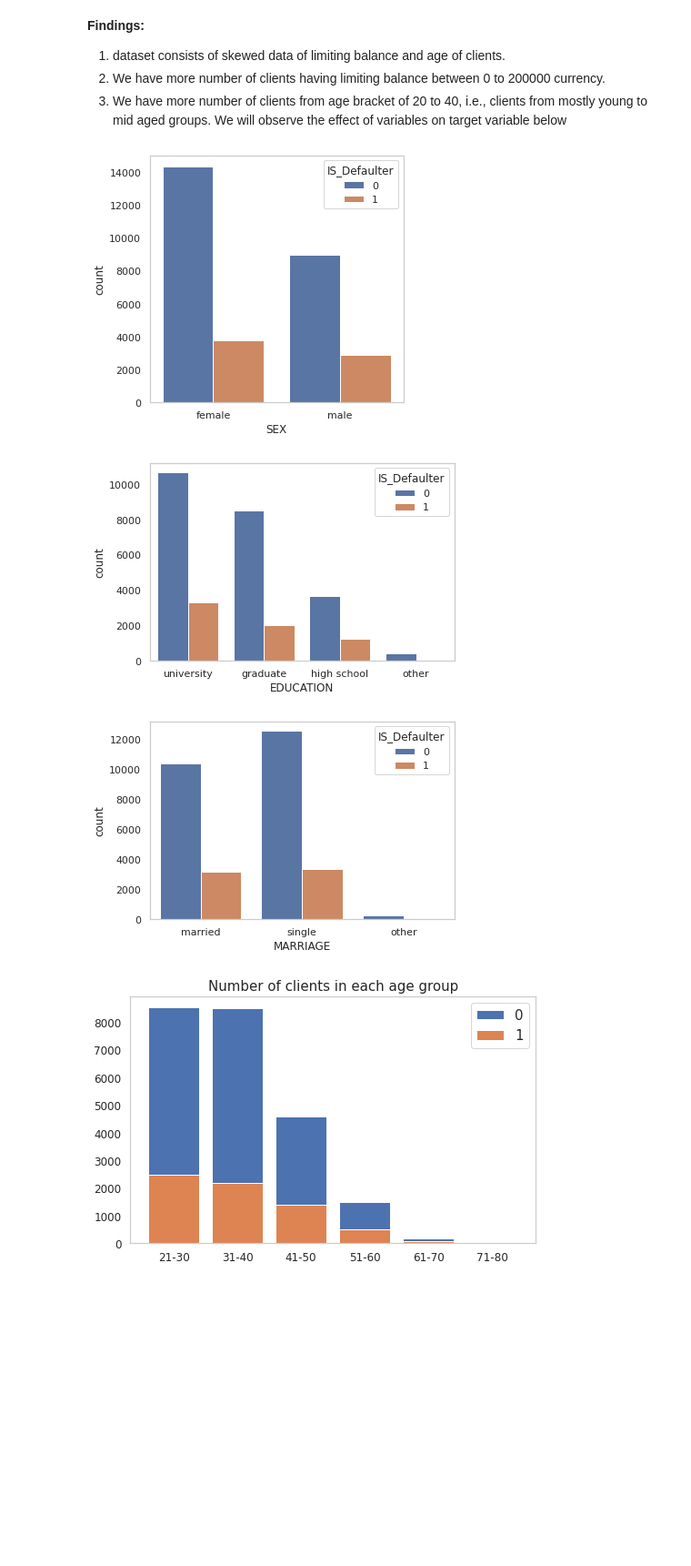
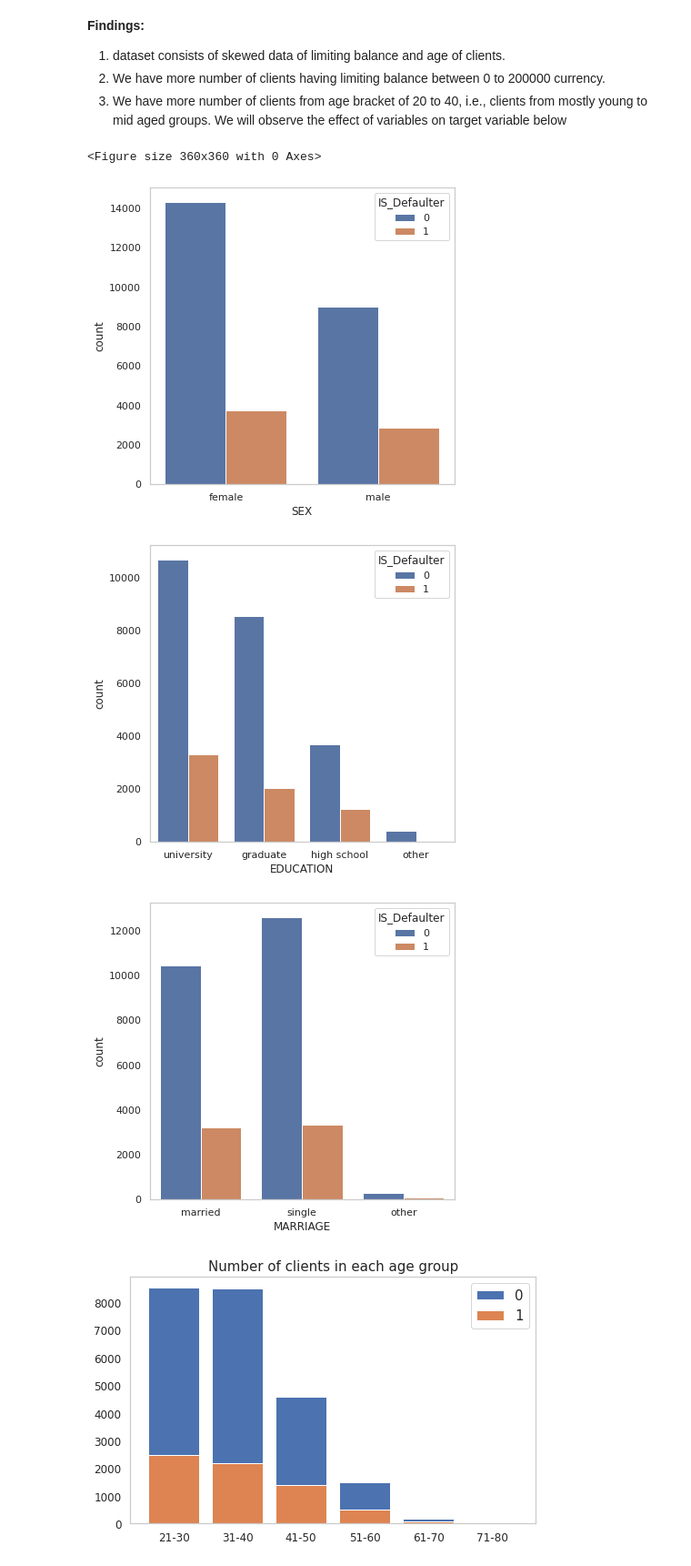
Before and after one commit to sudeep-009/Classification-Capstone-Project--Card-Default-Prediction, a Jupyter notebook: Copy_of_Credit_Card_Default_Prediction_Capstone_Project.ipynb, the cells around one changed output. Shown at 91% size. Drawn from its saved outputs; the diff is of its cells as text; code cells hidden in the pictures; blank space fills up the shorter version.

```diff
--- a/Copy_of_Credit_Card_Default_Prediction_Capstone_Project.ipynb
+++ b/Copy_of_Credit_Card_Default_Prediction_Capstone_Project.ipynb
@@ -201,7 +201,9 @@ Number of unique value present in feature IS_Defaulter
 # %%
 features = ['SEX','EDUCATION','MARRIAGE','PAY_SEP','PAY_AUG','PAY_JUL','PAY_JUN','PAY_JUN','PAY_MAY','PAY_APR']
 for i in features:
+  plt.figure(figsize=(6,6))
   sns.countplot(card_df[i])
   plt.xticks(rotation=90)
+
   plt.show()
 # %% [output]
@@ -303,14 +305,16 @@ We will observe the effect of variables on target variable below
 # %%
 plt.figure(figsize=(5,5))
 for i in card_df[['SEX', 'EDUCATION', 'MARRIAGE']]:
+  plt.figure(figsize=(6,6))
   sns.set_theme(style="whitegrid")
   sns.countplot(x=i,data=card_df,hue="IS_Defaulter")
   plt.grid(False)
   plt.show()
 # %% [output]
+<Figure size 360x360 with 0 Axes>
-[figure, old version]
+[figure, new version]
-[figure, old version]
+[figure, new version]
-[figure, old version]
+[figure, new version]
 # %%
 
 bins = [20,30,40,50,60,70,80]
```
Also changed, not shown: parts of 18 cells of this notebook.
